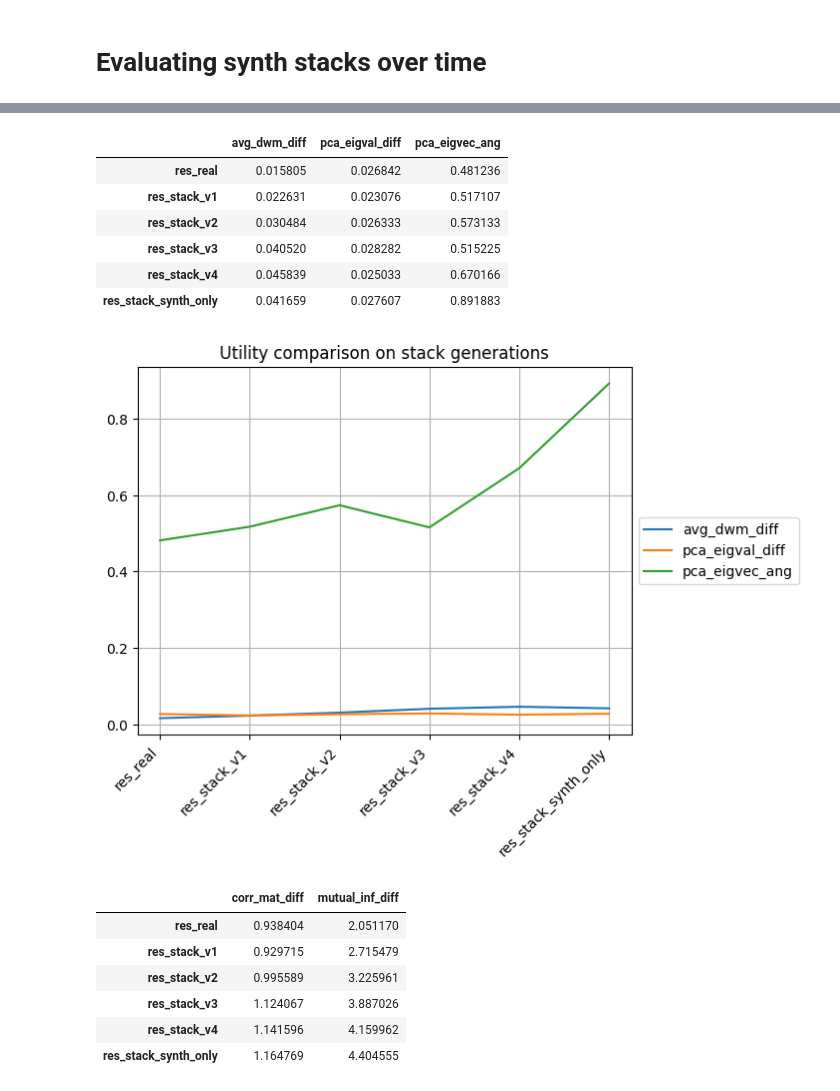
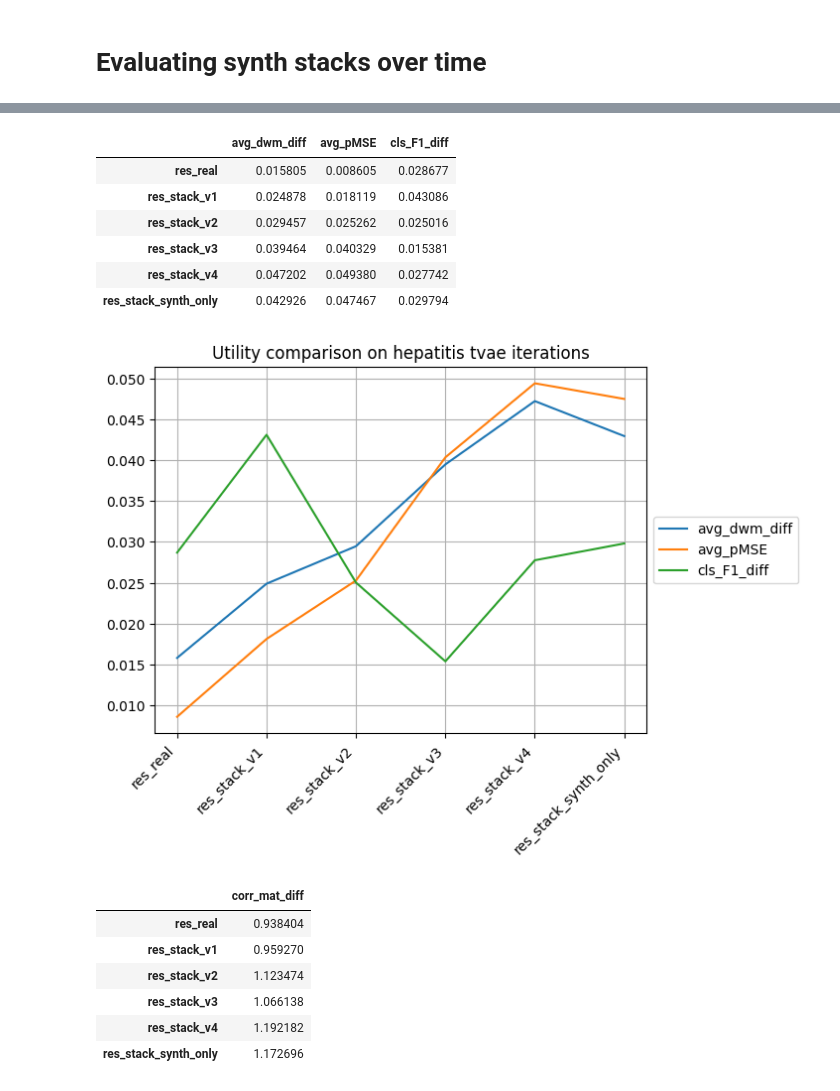
Before and after one commit to LucasBrynk/synthe_size_me, a Jupyter notebook: hepatitis_syn/hepatitis_tvae_syn.ipynb, the cells around one changed output, grey strips where cells are left out. Saved outputs shown, nothing was run; the diff lists cells and outputs as text; code cells hidden in the pictures.

```diff
--- a/hepatitis_syn/hepatitis_tvae_syn.ipynb
+++ b/hepatitis_syn/hepatitis_tvae_syn.ipynb
@@ -542,15 +542,16 @@ eval_str = ["res_real", "res_stack_v1", "res_stack_v2", "res_stack_v3", "res_sta
 # %%
 privacy_plot = pd.DataFrame(columns=["eps_identif_risk",
                                      "att_discl_risk",
-                                     "hit_rate",
                                      "mia_cls_risk"])
 
 for i in range(len(eval_results)):
     evals = eval_results[i].set_index("metric")
     privacy_plot.loc[eval_str[i]] = [evals.loc["eps_identif_risk", "val"],
                                     evals.loc["att_discl_risk", "val"],
-                                    evals.loc["hit_rate", "val"],
                                     evals.loc["mia_cls_risk", "val"]]
 
+# Save to csv
+privacy_plot.to_csv(f"{gen_method}\privacy_plot.csv")
+
 privacy_plot
 # %% [output]
@@ -598,49 +602,51 @@ plt.show()
 # %%
 utility_plot = pd.DataFrame(columns=["avg_dwm_diff",
-                                     "pca_eigval_diff",
-                                     "pca_eigvec_ang"])
+                                     "avg_pMSE",
+                                     "cls_F1_diff"])
 
 for i in range(len(eval_results)):
     evals = eval_results[i].set_index("metric")
     utility_plot.loc[eval_str[i]] = [evals.loc["avg_dwm_diff", "val"],
-                                    evals.loc["pca_eigval_diff", "val"],
-                                    evals.loc["pca_eigvec_ang", "val"]]
+                                    evals.loc["avg_pMSE", "val"],
+                                    evals.loc["cls_F1_diff", "val"]]
+
 
 utility_plot
 # %% [output]
-|  | avg_dwm_diff | pca_eigval_diff | pca_eigvec_ang |
-| res_real | 0.015805 | 0.026842 | 0.481236 |
-| res_stack_v1 | 0.022631 | 0.023076 | 0.517107 |
-| res_stack_v2 | 0.030484 | 0.026333 | 0.573133 |
-| res_stack_v3 | 0.040520 | 0.028282 | 0.515225 |
-| res_stack_v4 | 0.045839 | 0.025033 | 0.670166 |
-| res_stack_synth_only | 0.041659 | 0.027607 | 0.891883 |
+|  | avg_dwm_diff | avg_pMSE | cls_F1_diff |
+| res_real | 0.015805 | 0.008605 | 0.028677 |
+| res_stack_v1 | 0.024878 | 0.018119 | 0.043086 |
+| res_stack_v2 | 0.029457 | 0.025262 | 0.025016 |
+| res_stack_v3 | 0.039464 | 0.040329 | 0.015381 |
+| res_stack_v4 | 0.047202 | 0.049380 | 0.027742 |
+| res_stack_synth_only | 0.042926 | 0.047467 | 0.029794 |
 # %%
 utility_plot.plot.line()
-plt.title("Utility comparison on stack generations")
+plt.title("Utility comparison on hepatitis tvae iterations")
 plt.xticks(rotation=45, ha="right")
 plt.legend(loc='center left', bbox_to_anchor=(1.0, 0.5))
 plt.grid()
 plt.show()
 # %% [output]
-[figure, old version]
+[figure, new version]
 # %%
-matrix_diff_plot = pd.DataFrame(columns=["corr_mat_diff",
-                                     "mutual_inf_diff"])
+matrix_diff_plot = pd.DataFrame(columns=["corr_mat_diff"])
 
 for i in range(len(eval_results)):
     evals = eval_results[i].set_index("metric")
-    matrix_diff_plot.loc[eval_str[i]] = [evals.loc["corr_mat_diff", "val"],
-                                    evals.loc["mutual_inf_diff", "val"]]
+    matrix_diff_plot.loc[eval_str[i]] = [evals.loc["corr_mat_diff", "val"]]
+
+# Save to csv
+matrix_diff_plot.to_csv(f"{gen_method}\matrix_diff_plot.csv", index=False)
 
 matrix_diff_plot
 # %% [output]
-|  | corr_mat_diff | mutual_inf_diff |
-| res_real | 0.938404 | 2.051170 |
-| res_stack_v1 | 0.929715 | 2.715479 |
-| res_stack_v2 | 0.995589 | 3.225961 |
-| res_stack_v3 | 1.124067 | 3.887026 |
-| res_stack_v4 | 1.141596 | 4.159962 |
-| res_stack_synth_only | 1.164769 | 4.404555 |
+|  | corr_mat_diff |
+| res_real | 0.938404 |
+| res_stack_v1 | 0.959270 |
+| res_stack_v2 | 1.123474 |
+| res_stack_v3 | 1.066138 |
+| res_stack_v4 | 1.192182 |
+| res_stack_synth_only | 1.172696 |
 # %%
 matrix_diff_plot.plot.line()
```
Also changed, not shown: parts of 15 cells of this notebook, 3 other files.
